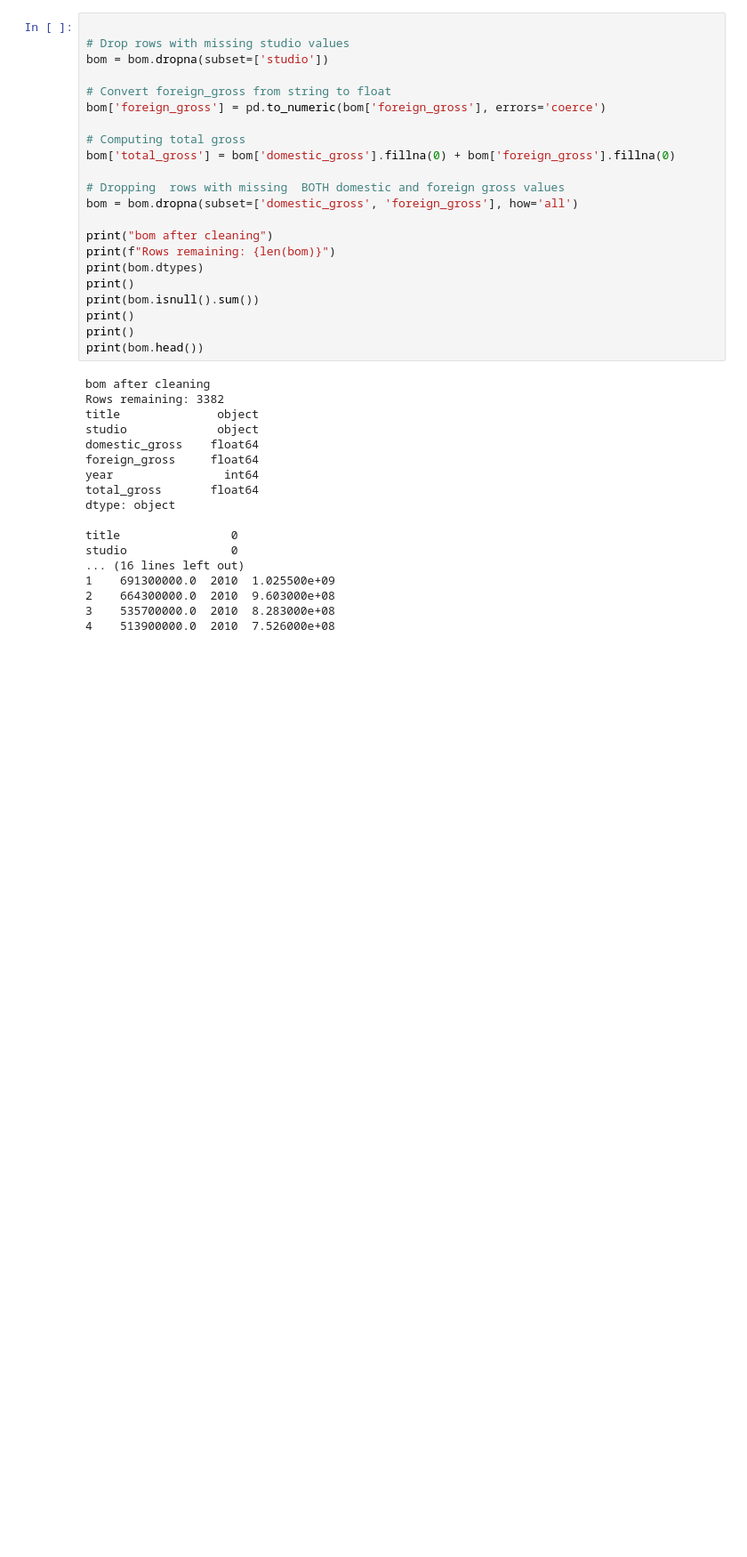
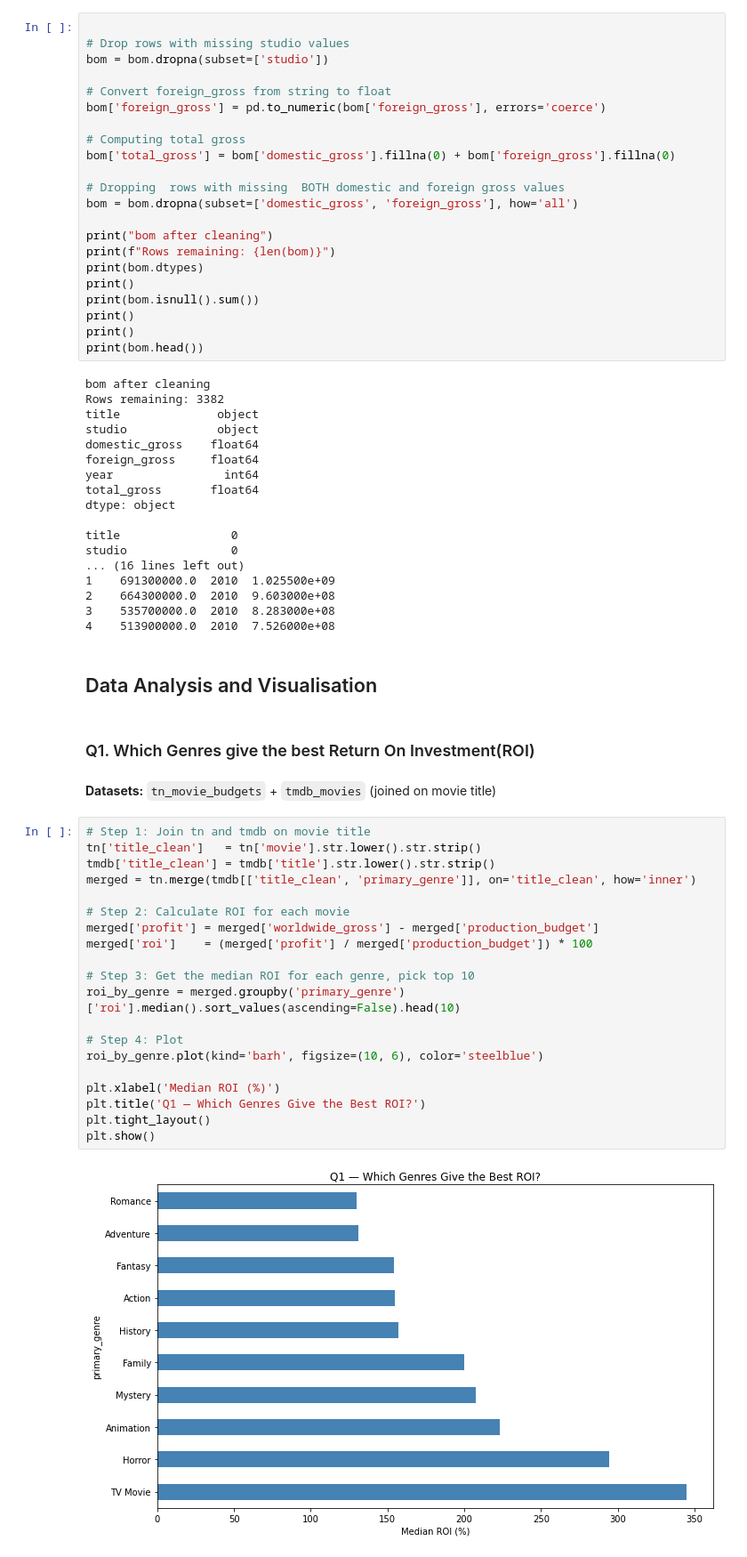
Before and after one commit to gachuratheuri/Phase-2-Group-2-Project, a Jupyter notebook: notebooks/exploratory.ipynb, the cells around one changed output. Shown at 89% size. Saved outputs shown, nothing was run; the diff lists cells and outputs as text; blank space fills up the shorter version.

Commit message:
Visuals

```diff
--- a/notebooks/exploratory.ipynb
+++ b/notebooks/exploratory.ipynb
@@ -318,3 +318,31 @@ studio               0
 2    664300000.0  2010  9.603000e+08
 3    535700000.0  2010  8.283000e+08
 4    513900000.0  2010  7.526000e+08
+# %% [markdown]
+## Data Analysis and Visualisation
+# %% [markdown]
+### Q1. Which Genres give the best Return On Investment(ROI)
+# %% [markdown]
+**Datasets:** `tn_movie_budgets` + `tmdb_movies` (joined on movie title)
+# %%
+# Step 1: Join tn and tmdb on movie title
+tn['title_clean']   = tn['movie'].str.lower().str.strip()
+tmdb['title_clean'] = tmdb['title'].str.lower().str.strip()
+merged = tn.merge(tmdb[['title_clean', 'primary_genre']], on='title_clean', how='inner')
+
+# Step 2: Calculate ROI for each movie
+merged['profit'] = merged['worldwide_gross'] - merged['production_budget']
+merged['roi']    = (merged['profit'] / merged['production_budget']) * 100
+
+# Step 3: Get the median ROI for each genre, pick top 10
+roi_by_genre = merged.groupby('primary_genre')['roi'].median().sort_values(ascending=False).head(10)
+
+# Step 4: Plot
+roi_by_genre.plot(kind='barh', figsize=(10, 6), color='steelblue')
+
+plt.xlabel('Median ROI (%)')
+plt.title('Q1 — Which Genres Give the Best ROI?')
+plt.tight_layout()
+plt.show()
+# %% [output]
+[figure, added]
```
Also changed, not shown: parts of 20 cells of this notebook.
